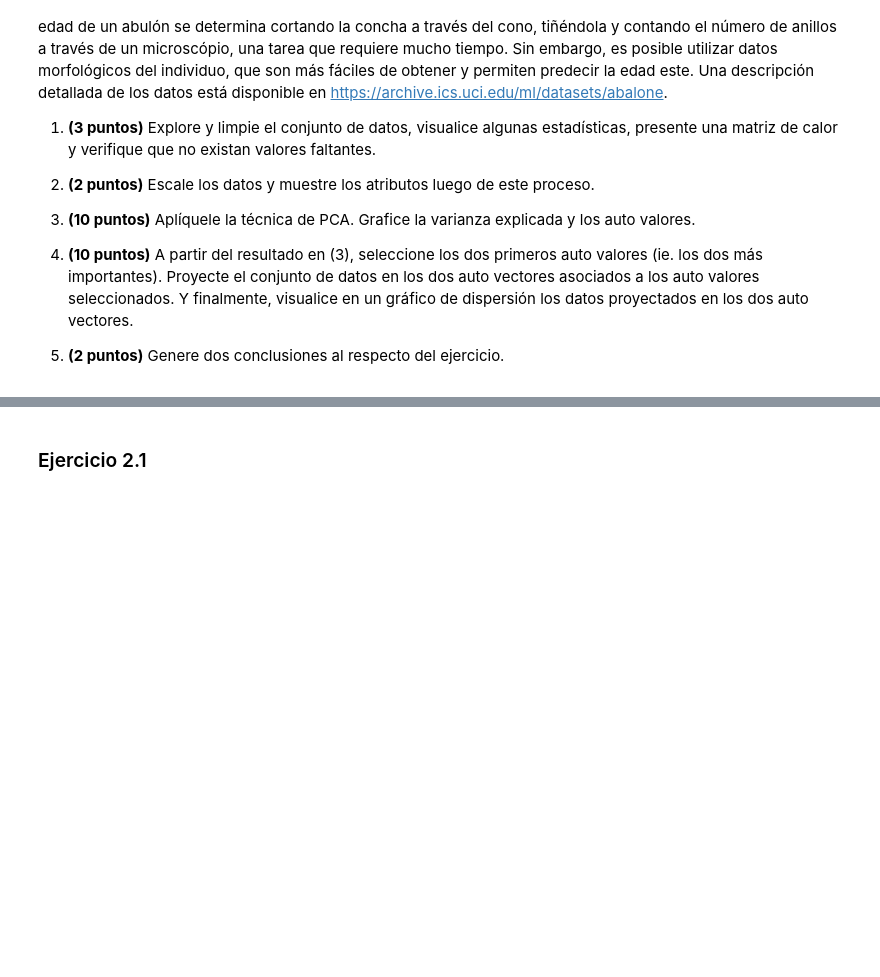
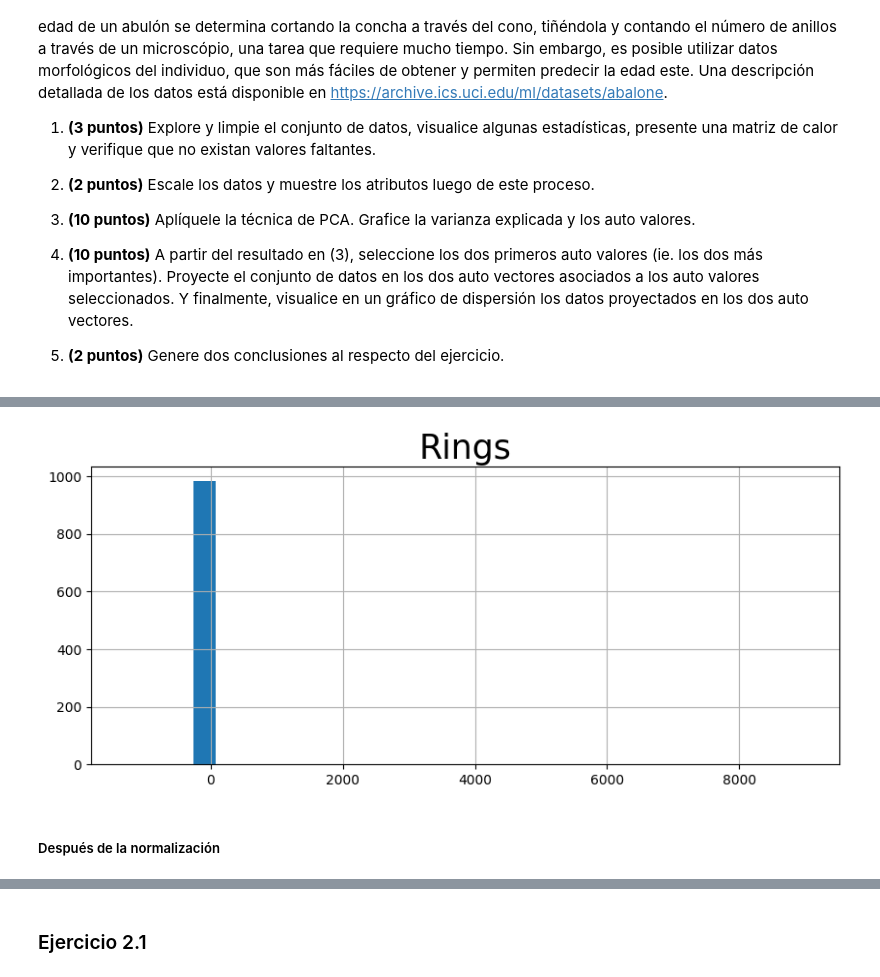
Before and after one commit to pabloamh27/PCA_project, a Jupyter notebook: TP02.ipynb, the cells around one changed output, grey strips where cells are left out. Saved outputs shown, nothing was run; the diff lists cells and outputs as text; code cells hidden in the pictures; blank space fills up the shorter version.

```diff
--- a/TP02.ipynb
+++ b/TP02.ipynb
@@ -348,0 +434,13 @@ El conjunto de datos puede ser utilizado para entrenar modelos para predecir la
+# %%
+
+graficadora("Rings")
+
+for i in data["Rings"]:
+    if i < -2:
+        data["Rings"] = data["Rings"].replace(i, -1)
+    elif i > 50:
+        data["Rings"] = data["Rings"].replace(i, 49)
+# %% [output]
+[figure, added]
+# %% [markdown]
+##### Después de la normalización
```
Also changed, not shown: parts of 29 cells of this notebook, 1 other file.
